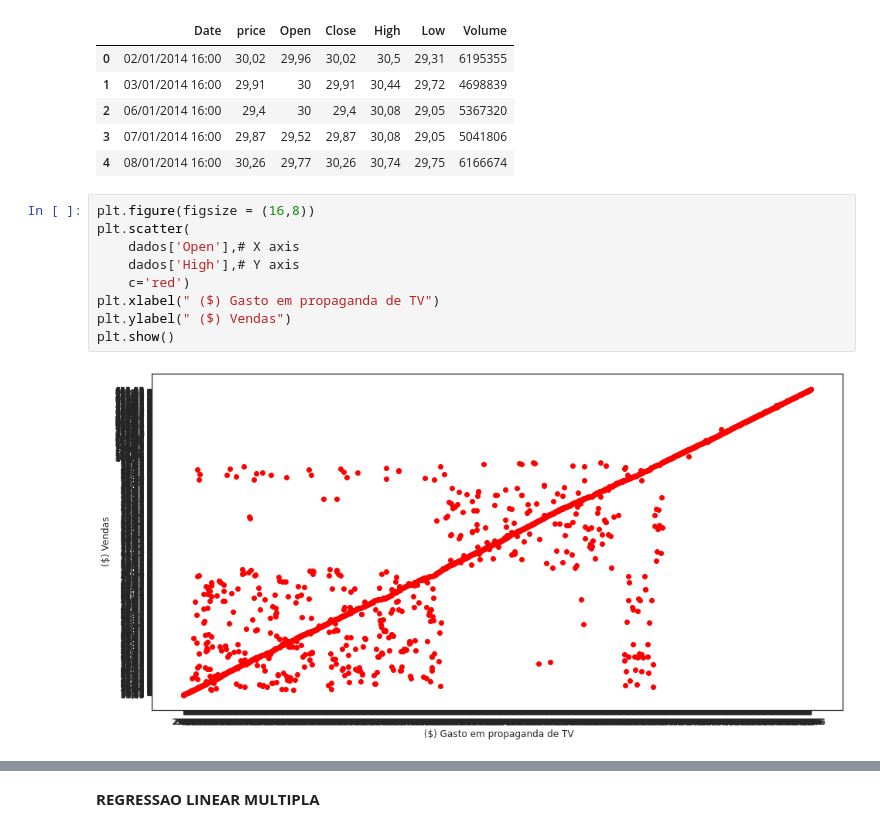
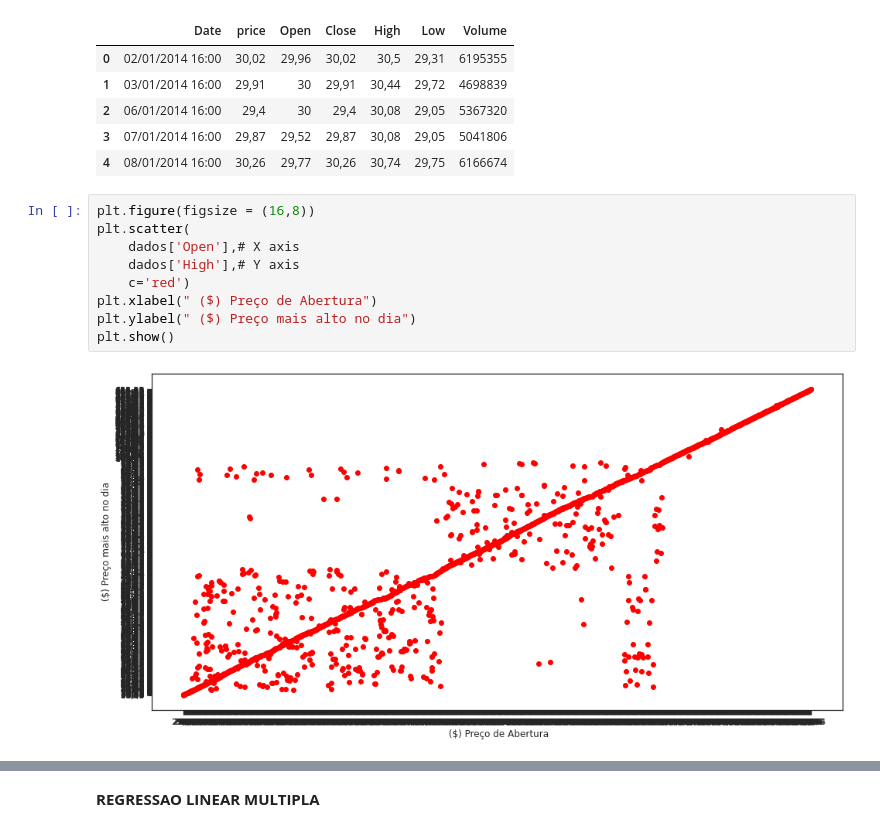
Before and after one commit to python-dev-10/linearRegressionTeslaStocks, a Jupyter notebook: MathLinearRegressionAnalytics.ipynb, the cells around one changed output, grey strips where cells are left out. Saved outputs shown, nothing was run; the diff lists cells and outputs as text.

```diff
--- a/MathLinearRegressionAnalytics.ipynb
+++ b/MathLinearRegressionAnalytics.ipynb
@@ -33,14 +33,14 @@ dados.head() # show us the first five numbers of the dataset
 # %%
 plt.figure(figsize = (16,8))
 plt.scatter(
     dados['Open'],# X axis
     dados['High'],# Y axis
     c='red')
-plt.xlabel(" ($) Gasto em propaganda de TV")
-plt.ylabel(" ($) Vendas")
+plt.xlabel(" ($) Preço de Abertura")
+plt.ylabel(" ($) Preço mais alto no dia")
 plt.show()
 # %% [output]
-[figure, old version]
+[figure, new version]
 # %%
 # DataFrame datatypes conversion
 dados['Open'] = pd.to_numeric(dados['Open'], errors='coerce')
```
Also changed, not shown: parts of 5 cells of this notebook.
